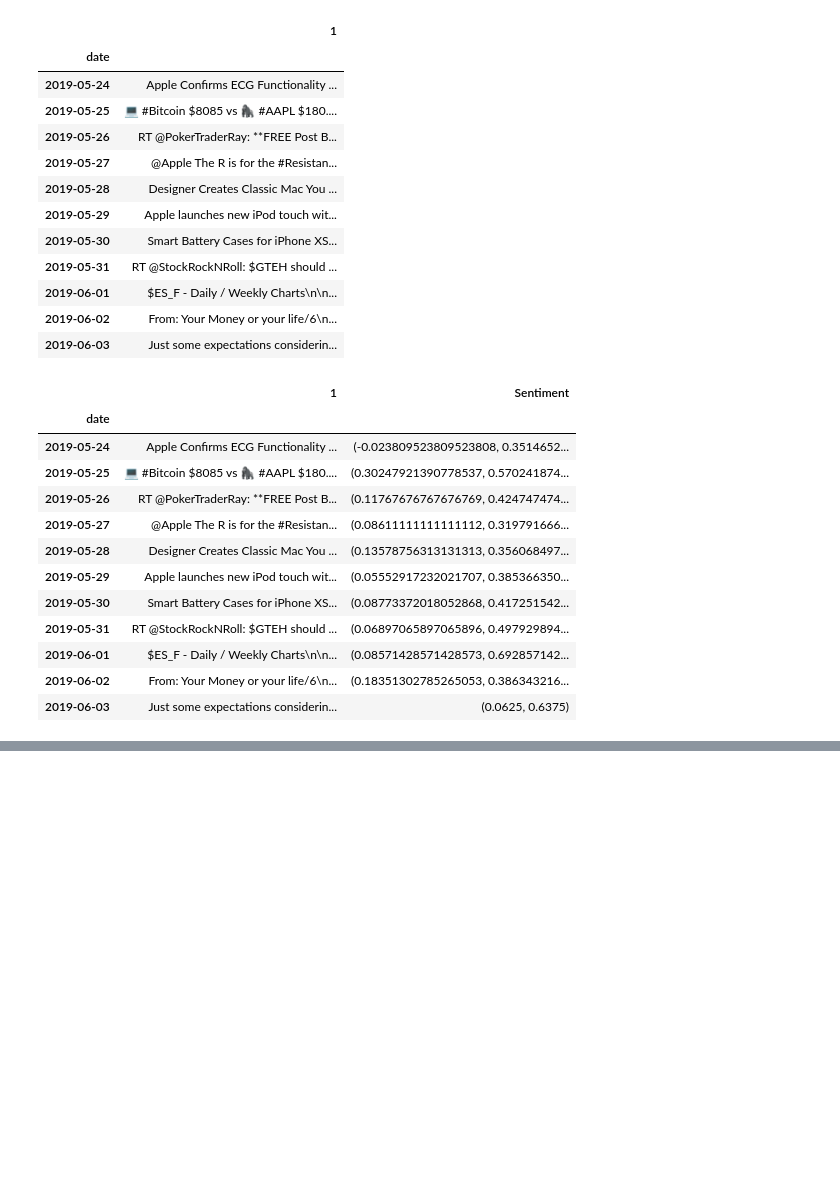
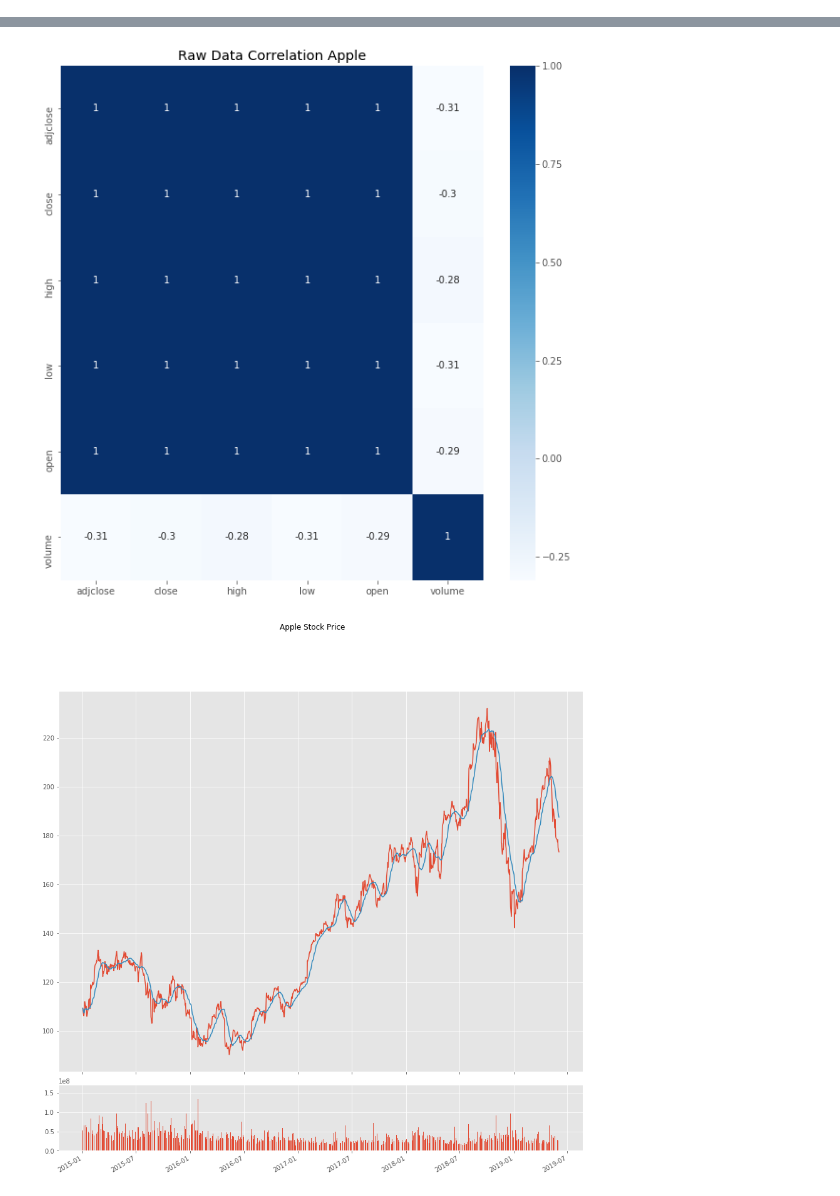
Before and after one commit to MartinMolestina/IH_finalproject, a Jupyter notebook: code/LinearRegression.ipynb, the cells around one changed output, grey strips where cells are left out. Drawn from its saved outputs; the diff is of its cells as text; code cells hidden in the pictures; blank space fills up the shorter version.

```diff
--- a/code/LinearRegression.ipynb
+++ b/code/LinearRegression.ipynb
@@ -301,17 +281,0 @@ appl_tw = get_tweets_hash('#AAPL', api)
-# %%
-df = appl_tw.copy()
-df
-# %% [output]
-|  | 1 |
-| date |  |
-| 2019-05-24 | Apple Confirms ECG Functionality ... |
-| 2019-05-25 | 💻 #Bitcoin $8085 vs 🦍 #AAPL $180.... |
-| 2019-05-26 | RT @PokerTraderRay: **FREE Post B... |
-| 2019-05-27 | @Apple The R is for the #Resistan... |
-| 2019-05-28 | Designer Creates Classic Mac You ... |
-| 2019-05-29 | Apple launches new iPod touch wit... |
-| 2019-05-30 | Smart Battery Cases for iPhone XS... |
-| 2019-05-31 | RT @StockRockNRoll: $GTEH should ... |
-| 2019-06-01 | $ES_F - Daily / Weekly Charts\n\n... |
-| 2019-06-02 | From: Your Money or your life/6\n... |
-| 2019-06-03 | Just some expectations considerin... |
@@ -320,16 +282,21 @@ df['Sentiment'] = df[1].apply(sentiment)
-# %%
-df
-# %% [output]
-|  | 1 | Sentiment |
-| date |  |  |
-| 2019-05-24 | Apple Confirms ECG Functionality ... | (-0.023809523809523808, 0.3514652... |
-| 2019-05-25 | 💻 #Bitcoin $8085 vs 🦍 #AAPL $180.... | (0.30247921390778537, 0.570241874... |
-| 2019-05-26 | RT @PokerTraderRay: **FREE Post B... | (0.11767676767676769, 0.424747474... |
-| 2019-05-27 | @Apple The R is for the #Resistan... | (0.08611111111111112, 0.319791666... |
-| 2019-05-28 | Designer Creates Classic Mac You ... | (0.13578756313131313, 0.356068497... |
-| 2019-05-29 | Apple launches new iPod touch wit... | (0.05552917232021707, 0.385366350... |
-| 2019-05-30 | Smart Battery Cases for iPhone XS... | (0.08773372018052868, 0.417251542... |
-| 2019-05-31 | RT @StockRockNRoll: $GTEH should ... | (0.06897065897065896, 0.497929894... |
-| 2019-06-01 | $ES_F - Daily / Weekly Charts\n\n... | (0.08571428571428573, 0.692857142... |
-| 2019-06-02 | From: Your Money or your life/6\n... | (0.18351302785265053, 0.386343216... |
-| 2019-06-03 | Just some expectations considerin... | (0.0625, 0.6375) |
+# %%
+if __name__ == "__main__":
+    #Request YahooFinance library for Apples's historic data
+    apple = yahoo_get('AAPL', '2015-01-01', str(datetime.datetime.now().date()))
+    plot_corr(apple, 10, 'Raw Data Correlation Apple')
+    apple_clean = feature_eng_yahoo(apple, days_predict)
+    plot_stock(apple_clean, 'Adj_Close', 15 ,'Apple Stock Price')
+    plot_corr(apple_clean, 10,'Clean Data Correlation Apple')
+
+    #Train model and predict Close Stock Prices AAPL
+    score_apple, reg_apple = LR_train(apple_clean, days_predict)
+    predictions_apple, apple_predicted = LR_predict(apple_clean, reg_apple, days_predict)
+    plot_predictions(apple_predicted,['future_price{}d'.format(days_predict), 'Predictions'] , 10, 'Apple Stock Predictions')
+
+    #Retrieve related tweets
+    api = twitter()
+    appl_tw = get_tweets_hash('#AAPL', api)
+
+    #Create summary dataframe
+    apple_sum = summary(apple_clean, appl_tw)
+# %% [output]
@@ -335,0 +315,2 @@ df
+[figure, added]
+[figure, added]
```
Also changed, not shown: parts of 9 cells of this notebook, 5 other files.
